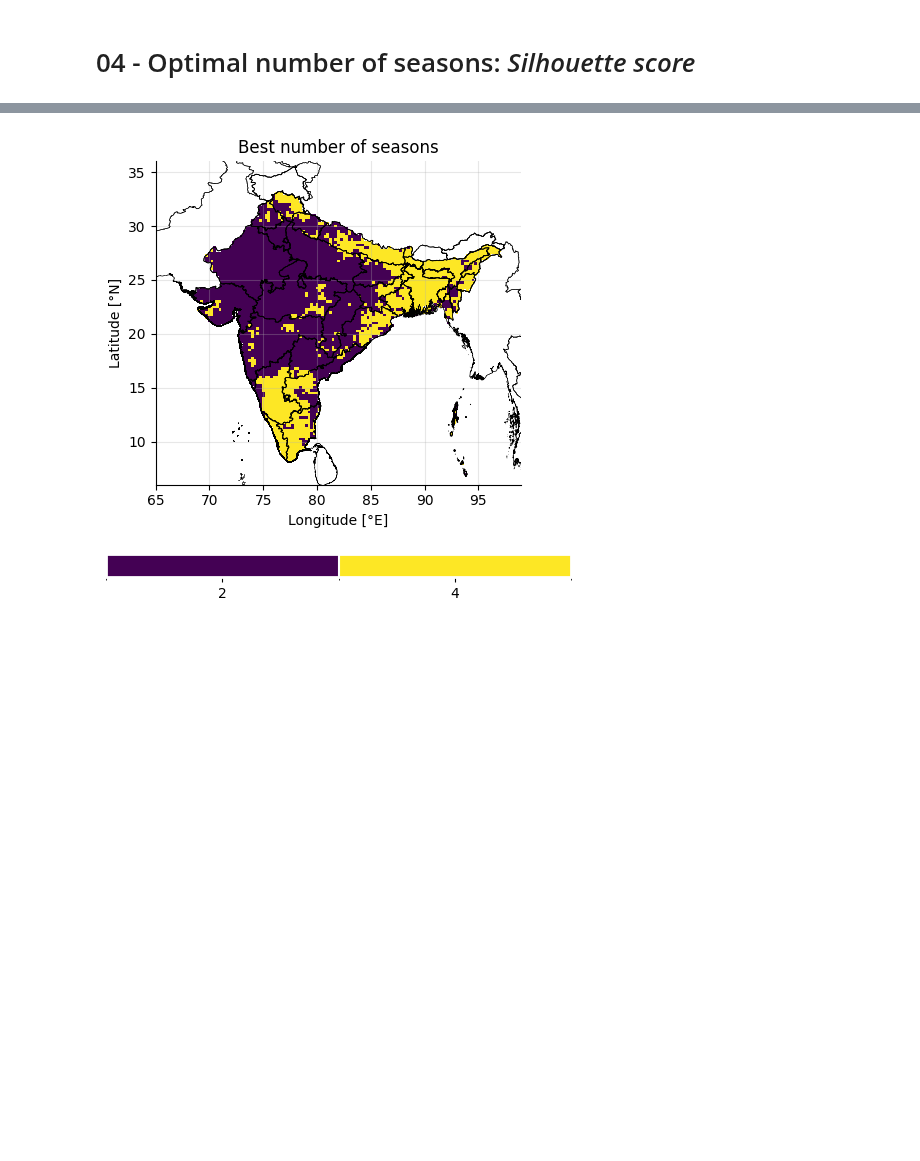
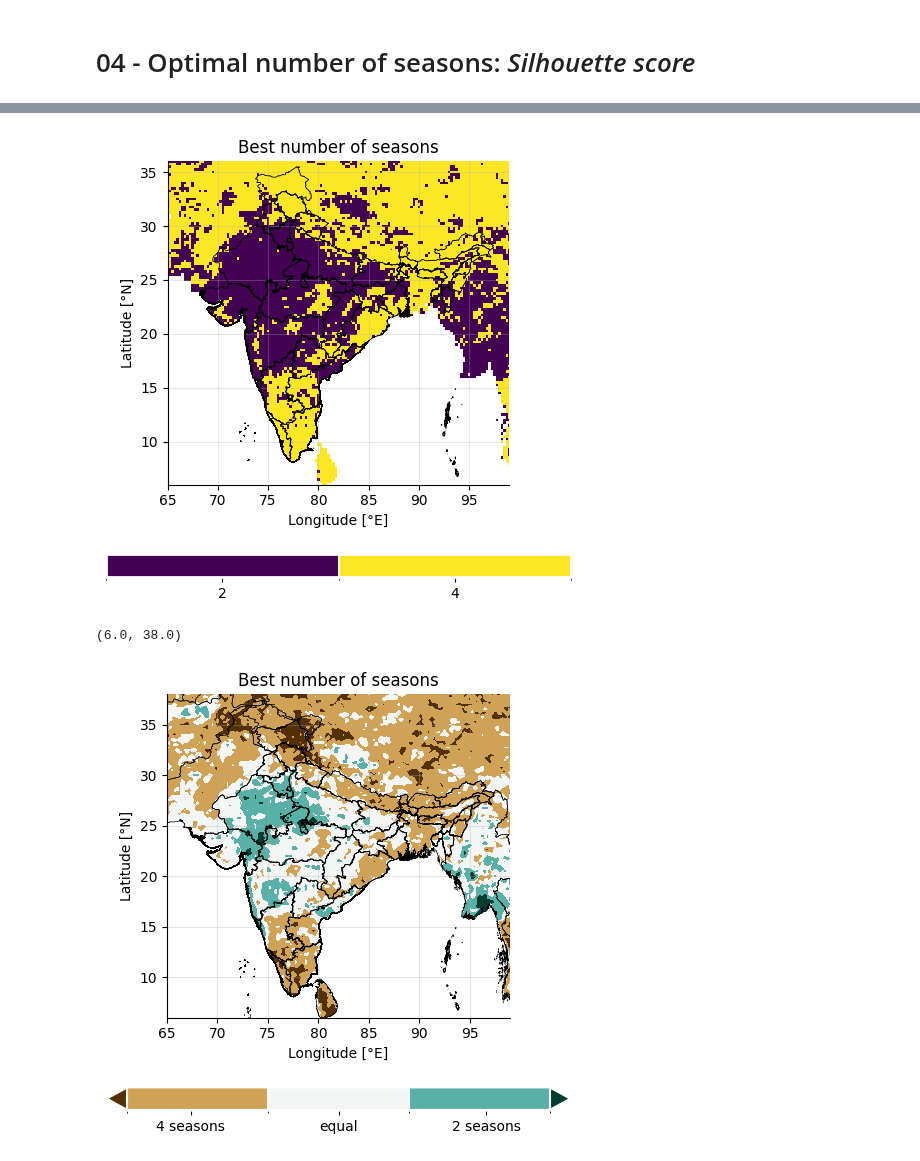
Before and after one commit to JGrassi97/XSeasonsDetect, a Jupyter notebook: notebooks/03_optimal_number_seasons.ipynb, the cells around one changed output, grey strips where cells are left out. Saved outputs shown, nothing was run; the diff lists cells and outputs as text; code cells hidden in the pictures; blank space fills up the shorter version.

```diff
--- a/notebooks/03_optimal_number_seasons.ipynb
+++ b/notebooks/03_optimal_number_seasons.ipynb
@@ -132,7 +135,7 @@ plot = result_plot.optimal_n_seasons.plot(vmin=1, vmax=5, levels=3, add_colorbar
 
 standard_format_single( plot,
                  country_boundary   = country_boundary,
-                 world_boundary     = world_boundary,
+                 # world_boundary     = world_boundary,
                  custom_cbar        = True
                 )
 
@@ -141,4 +144,25 @@ plot.axes.set_title('Best number of seasons')
 
 plt.savefig(results_path_image_best, dpi=300, bbox_inches='tight', transparent=False)
 # %% [output]
-[figure, old version]
+[figure, new version]
+# %%
+diff = (result_plot.silhouette_score.sel(n_seasons=2) - result_plot.silhouette_score.sel(n_seasons=4))
+diff = 2*((diff - diff.min())/(diff.max()-diff.min())) - 1
+# %%
+lev = np.linspace(-0.5, 0.5, 4)
+plot = diff.plot.contourf( cmap='BrBG', levels=lev, add_colorbar=False, figsize=(6,6))
+
+standard_format_single( plot,
+                 country_boundary   = country_boundary,
+                 world_boundary     = world_boundary,
+                 custom_cbar        = True
+                )
+
+# plot.colorbar.set_ticks(ticks=lev, labels=lev.round(1))
+plot.colorbar.set_ticks(ticks=[-0.35, 0, 0.35], labels=['4 seasons', 'equal', '2 seasons'])
+plot.axes.set_title('Best number of seasons')
+
+plot.axes.set_ylim(6,38)
+# %% [output]
+(6.0, 38.0)
+[figure, added]
```
Also changed, not shown: parts of 3 cells of this notebook, 1 other file.
